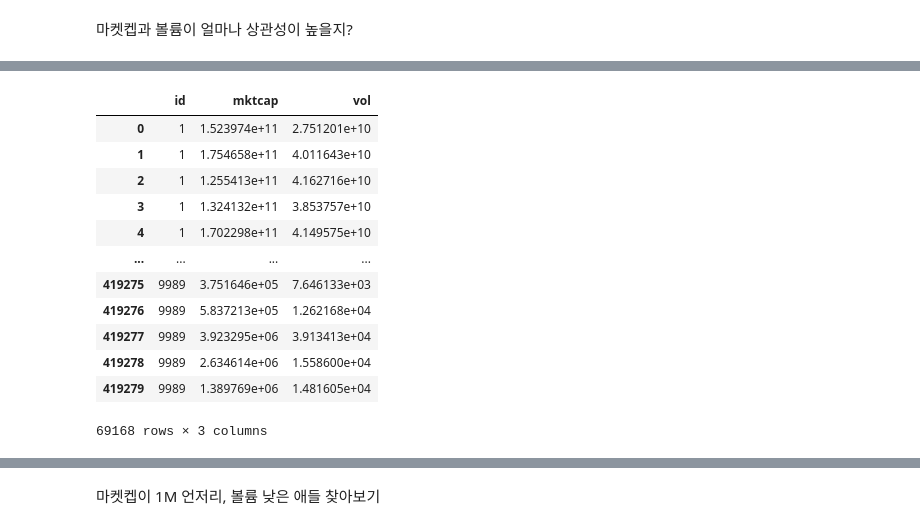
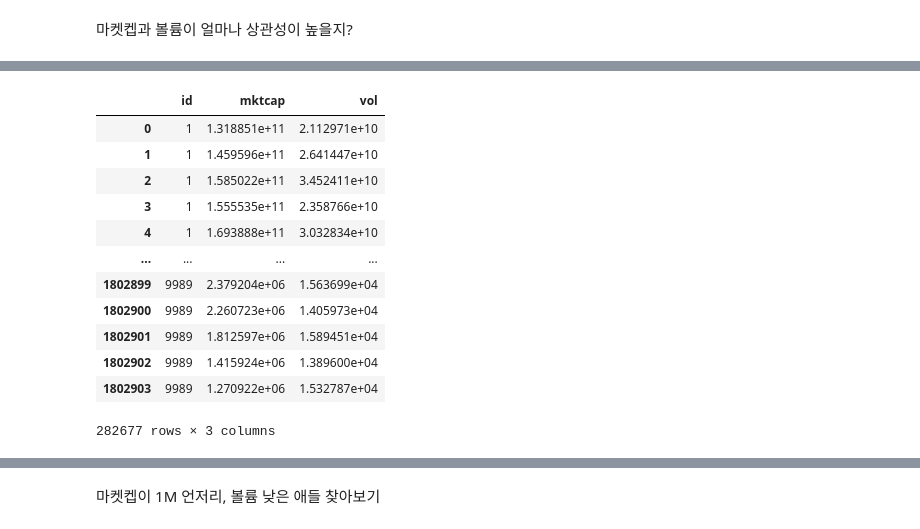
Before and after one commit to Jack-ryu/crypto_paper, a Jupyter notebook: ryu_crypto_paper/mktcap_volume_reg.ipynb, the cells around one changed output, grey strips where cells are left out. Saved outputs shown, nothing was run; the diff lists cells and outputs as text; code cells hidden in the pictures.

```diff
--- a/ryu_crypto_paper/mktcap_volume_reg.ipynb
+++ b/ryu_crypto_paper/mktcap_volume_reg.ipynb
@@ -42,24 +26,24 @@ mask = data_pp.mask.loc[start_from:]
 # %%
-mktcap_res = mktcap.resample('MS').mean()
-vol_res = vol.resample('MS').mean()
+mktcap_res = mktcap.resample('W').mean()
+vol_res = vol.resample('W').mean()
 
 m = mktcap_res.melt()
 v = vol_res.melt()
 
 concat_df = pd.concat([m,v], axis=1).iloc[:,[0,1,3]].replace(0, np.nan).dropna()
 concat_df.columns = ['id', 'mktcap', 'vol']
 concat_df
 # %% [output]
 |  | id | mktcap | vol |
-| 0 | 1 | 1.523974e+11 | 2.751201e+10 |
-| 1 | 1 | 1.754658e+11 | 4.011643e+10 |
-| 2 | 1 | 1.255413e+11 | 4.162716e+10 |
-| 3 | 1 | 1.324132e+11 | 3.853757e+10 |
-| 4 | 1 | 1.702298e+11 | 4.149575e+10 |
+| 0 | 1 | 1.318851e+11 | 2.112971e+10 |
+| 1 | 1 | 1.459596e+11 | 2.641447e+10 |
+| 2 | 1 | 1.585022e+11 | 3.452411e+10 |
+| 3 | 1 | 1.555535e+11 | 2.358766e+10 |
+| 4 | 1 | 1.693888e+11 | 3.032834e+10 |
 | ... | ... | ... | ... |
-| 419275 | 9989 | 3.751646e+05 | 7.646133e+03 |
-| 419276 | 9989 | 5.837213e+05 | 1.262168e+04 |
-| 419277 | 9989 | 3.923295e+06 | 3.913413e+04 |
-| 419278 | 9989 | 2.634614e+06 | 1.558600e+04 |
-| 419279 | 9989 | 1.389769e+06 | 1.481605e+04 |
+| 1802899 | 9989 | 2.379204e+06 | 1.563699e+04 |
+| 1802900 | 9989 | 2.260723e+06 | 1.405973e+04 |
+| 1802901 | 9989 | 1.812597e+06 | 1.589451e+04 |
+| 1802902 | 9989 | 1.415924e+06 | 1.389600e+04 |
+| 1802903 | 9989 | 1.270922e+06 | 1.532787e+04 |
-69168 rows × 3 columns
+282677 rows × 3 columns
```
Also changed, not shown: parts of 11 cells of this notebook, 20 other files.
